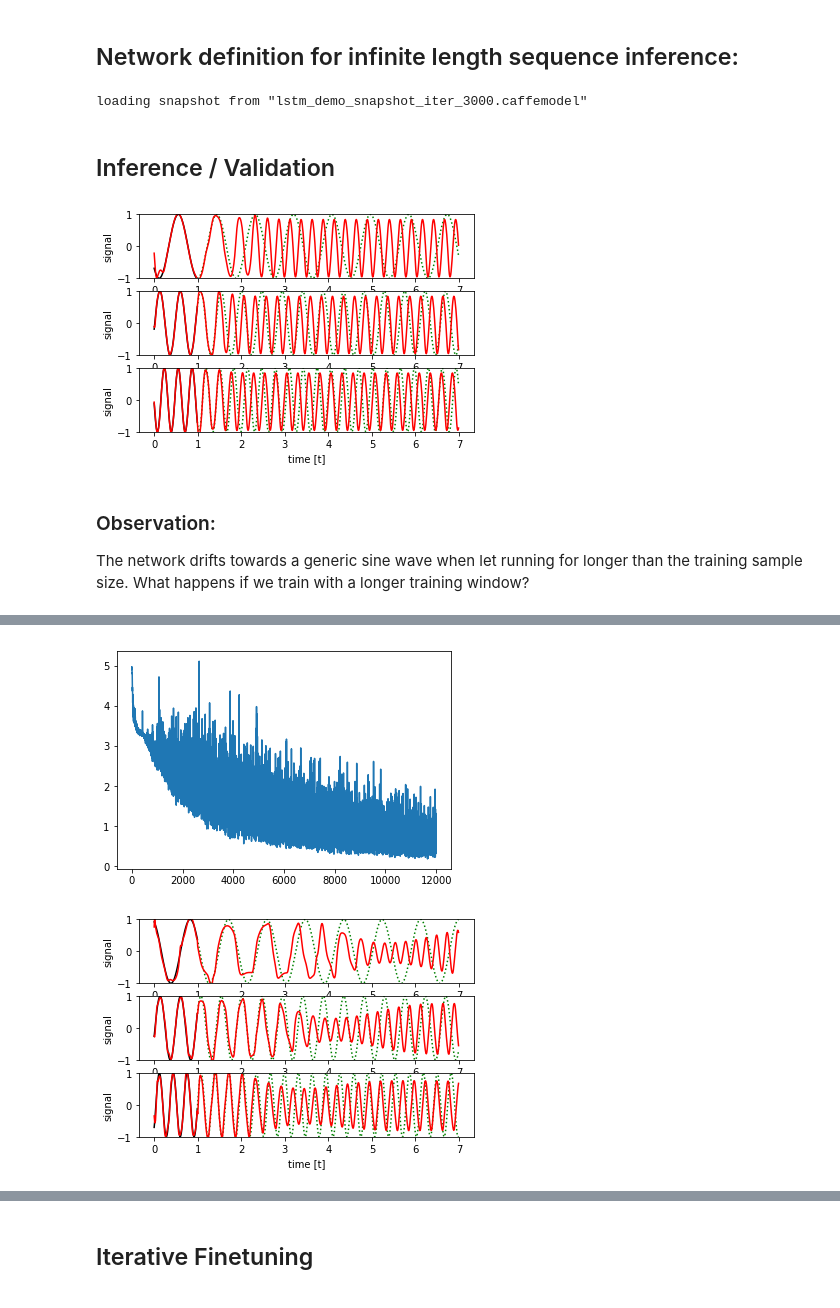
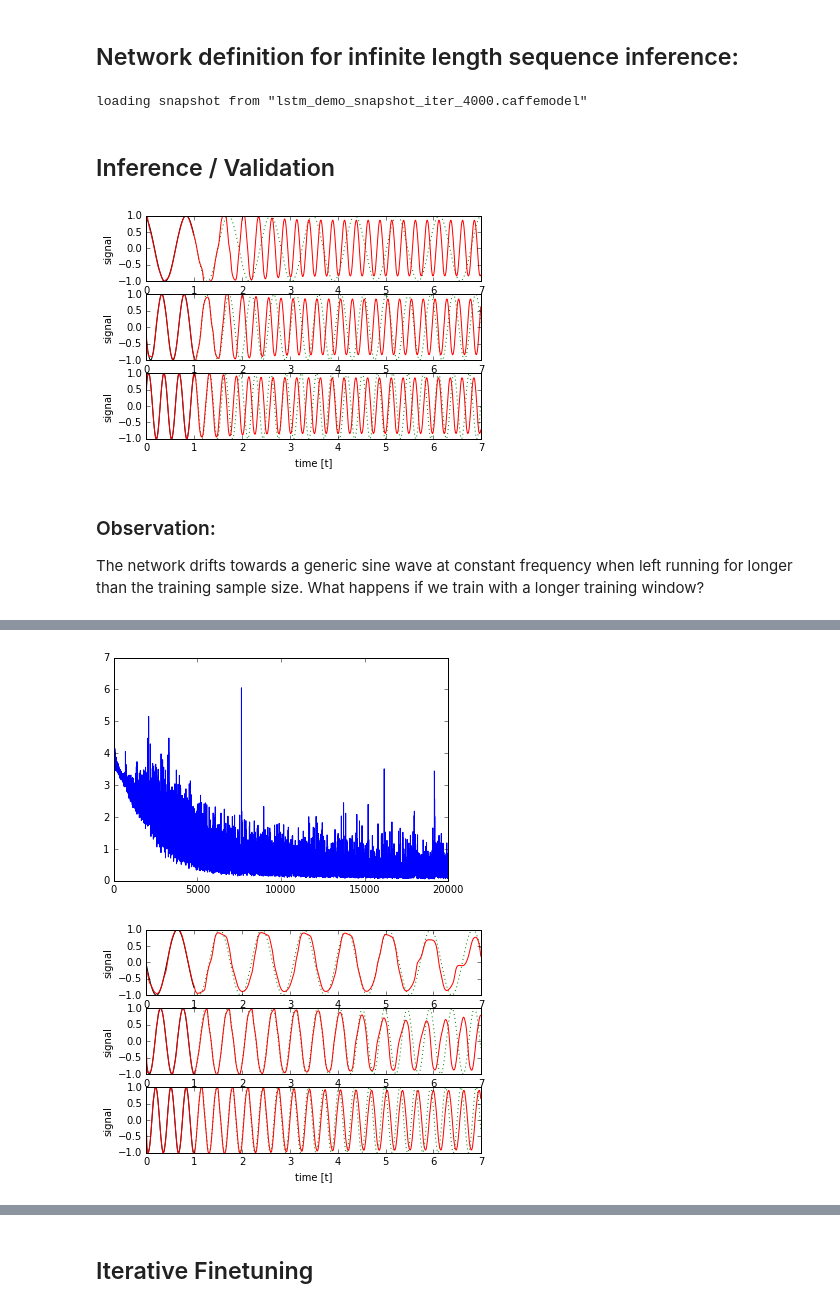
Before and after one commit to CorvusCorax/Caffe-LSTM-Mini-Tutorial, a Jupyter notebook: LSTM Demo.ipynb, the cells around one changed output, grey strips where cells are left out. Cells and saved outputs as stored; diff of their text form; code cells hidden in the pictures.

```diff
--- a/LSTM Demo.ipynb
+++ b/LSTM Demo.ipynb
@@ -16,7 +16,7 @@ import matplotlib.pyplot as plt
 %matplotlib inline
 
 # change this to use CPU/GPU acceleration
-USE_GPU = 1
+USE_GPU = 0
 
 if USE_GPU:
     GPU_ID = 0
@@ -82,7 +82,7 @@ n_outputs = 50 # predictions in future time
 batch_size = 20 # batch of data
 NO_INPUT_DATA = -2 # defined numeric value for network if no input data is available
 # Training Parameters
-n_train = 3000
+n_train = 4000
 n_display = 200
 n_adamAlpha = 0.002
 # %% [markdown]
@@ -324,7 +324,7 @@ with open(inference_path, 'w') as f:
 print 'loading snapshot from "%s_iter_%i.caffemodel"' % (snapshot_prefix,n_train)
 net = caffe.Net(inference_path,caffe.TEST,weights='%s_iter_%i.caffemodel'%(snapshot_prefix,n_train))
 # %% [output]
-loading snapshot from "lstm_demo_snapshot_iter_3000.caffemodel"
+loading snapshot from "lstm_demo_snapshot_iter_4000.caffemodel"
 # %% [markdown]
 ## Inference / Validation
 # %%
@@ -370,14 +370,14 @@ def test_net_iterative(net,n_tests,n_outputs):
 
 test_net_iterative(net,3,600)
 # %% [output]
-[figure, old version]
+[figure, new version]
 # %% [markdown]
 ### Observation:
-The network drifts towards a generic sine wave when let running for longer than the training sample size.
+The network drifts towards a generic sine wave at constant frequency when left running for longer than the training sample size.
 What happens if we train with a longer training window?
 # %%
 n_outputs = 200
-n_train = 12000
+n_train = 20000
 net_path = 'lstm_demo2_network.train.prototxt'
 solver_config_path = 'lstm_demo2_solver.prototxt'
 snapshot_prefix = 'lstm_demo2_snapshot'
@@ -409,8 +410,8 @@ step  11200 , loss =  0.2741815447807312 , avg loss =  0.6801984828338027
-[figure, old version]
+[figure, new version]
 # %%
 net.copy_from('%s_iter_%i.caffemodel'%(snapshot_prefix,n_train))
 test_net_iterative(net,3,600)
 # %% [output]
-[figure, old version]
+[figure, new version]
 # %% [markdown]
 ### Observation:
```
Also changed, not shown: parts of 10 cells of this notebook, 18 other files.
